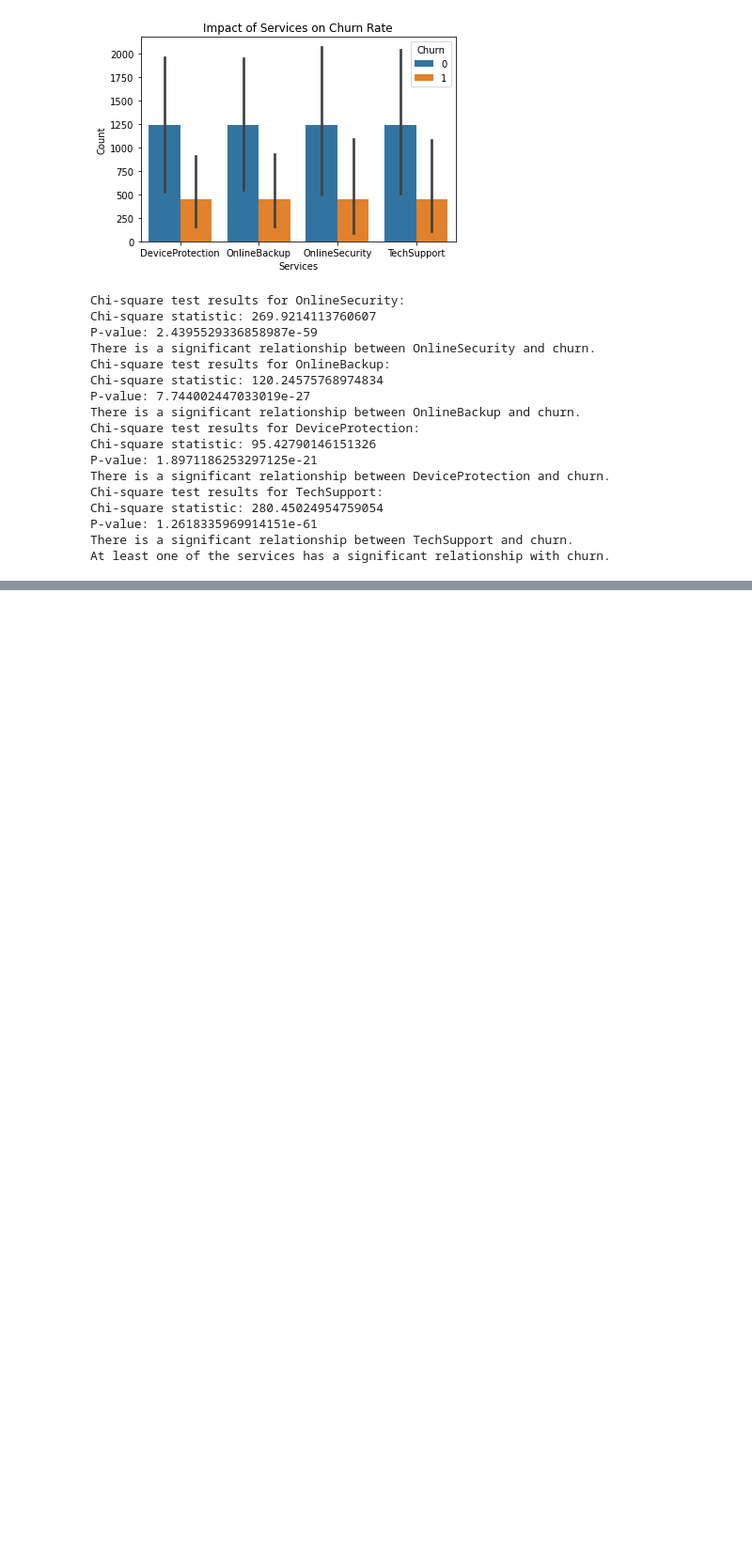
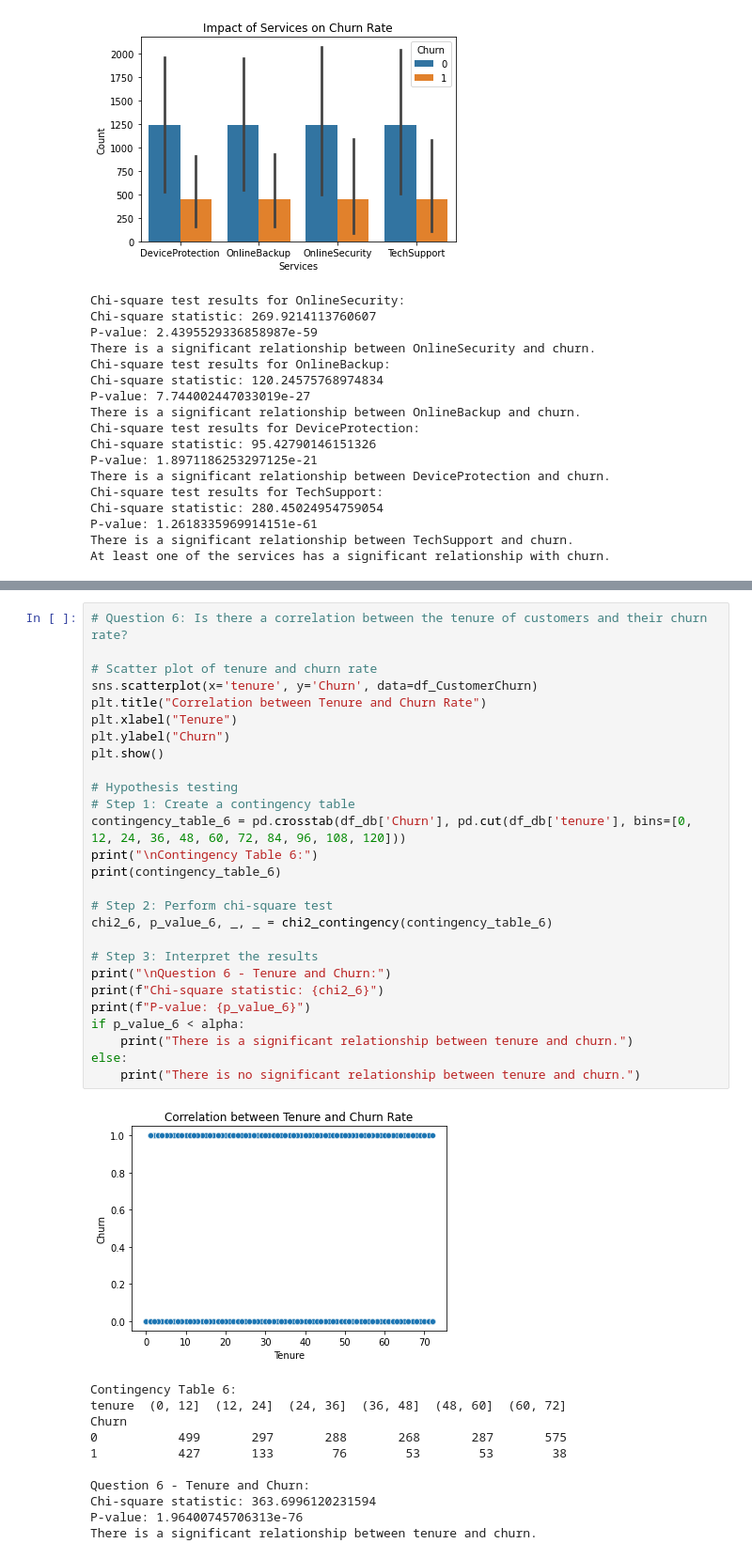
Before and after one commit to Aseye-Amedofu/Customer-churn-classification-project, a Jupyter notebook: LP2_Classification_Telco_customer_churn.ipynb, the cells around one changed output, grey strips where cells are left out. Shown: that part at 94% size. Drawn from its saved outputs; the diff is of its cells as text; blank space fills up the shorter version.

```diff
--- a/LP2_Classification_Telco_customer_churn.ipynb
+++ b/LP2_Classification_Telco_customer_churn.ipynb
@@ -1027,0 +1100,39 @@ At least one of the services has a significant relationship with churn.
+# %%
+# Question 6: Is there a correlation between the tenure of customers and their churn rate?
+
+# Scatter plot of tenure and churn rate
+sns.scatterplot(x='tenure', y='Churn', data=df_CustomerChurn)
+plt.title("Correlation between Tenure and Churn Rate")
+plt.xlabel("Tenure")
+plt.ylabel("Churn")
+plt.show()
+
+# Hypothesis testing
+# Step 1: Create a contingency table
+contingency_table_6 = pd.crosstab(df_db['Churn'], pd.cut(df_db['tenure'], bins=[0, 12, 24, 36, 48, 60, 72, 84, 96, 108, 120]))
+print("\nContingency Table 6:")
+print(contingency_table_6)
+
+# Step 2: Perform chi-square test
+chi2_6, p_value_6, _, _ = chi2_contingency(contingency_table_6)
+
+# Step 3: Interpret the results
+print("\nQuestion 6 - Tenure and Churn:")
+print(f"Chi-square statistic: {chi2_6}")
+print(f"P-value: {p_value_6}")
+if p_value_6 < alpha:
+    print("There is a significant relationship between tenure and churn.")
+else:
+    print("There is no significant relationship between tenure and churn.")
+# %% [output]
+[figure, added]
+Contingency Table 6:
+tenure  (0, 12]  (12, 24]  (24, 36]  (36, 48]  (48, 60]  (60, 72]
+Churn
+0           499       297       288       268       287       575
+1           427       133        76        53        53        38
+
+Question 6 - Tenure and Churn:
+Chi-square statistic: 363.6996120231594
+P-value: 1.96400745706313e-76
+There is a significant relationship between tenure and churn.
```
Also changed, not shown: parts of 29 cells of this notebook.
